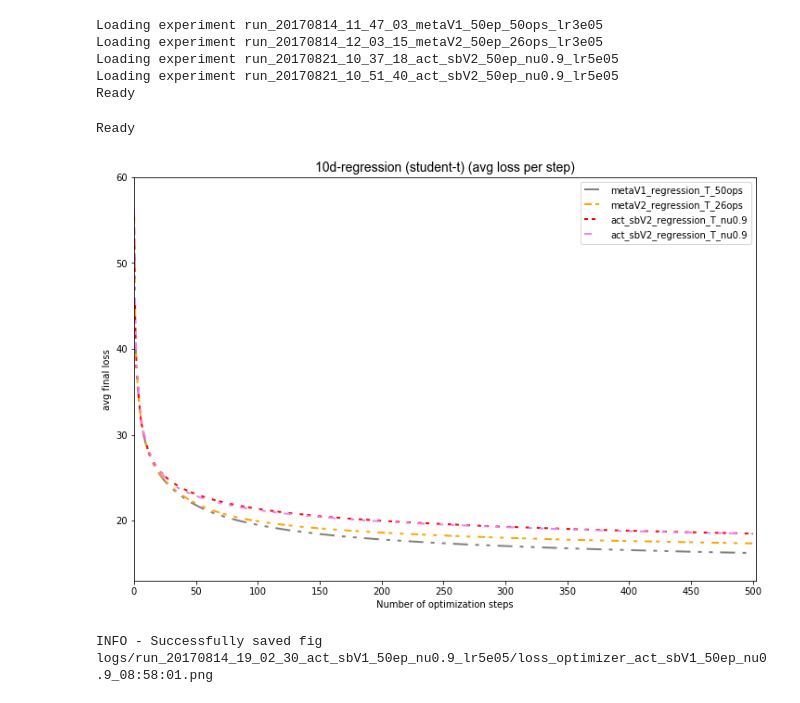
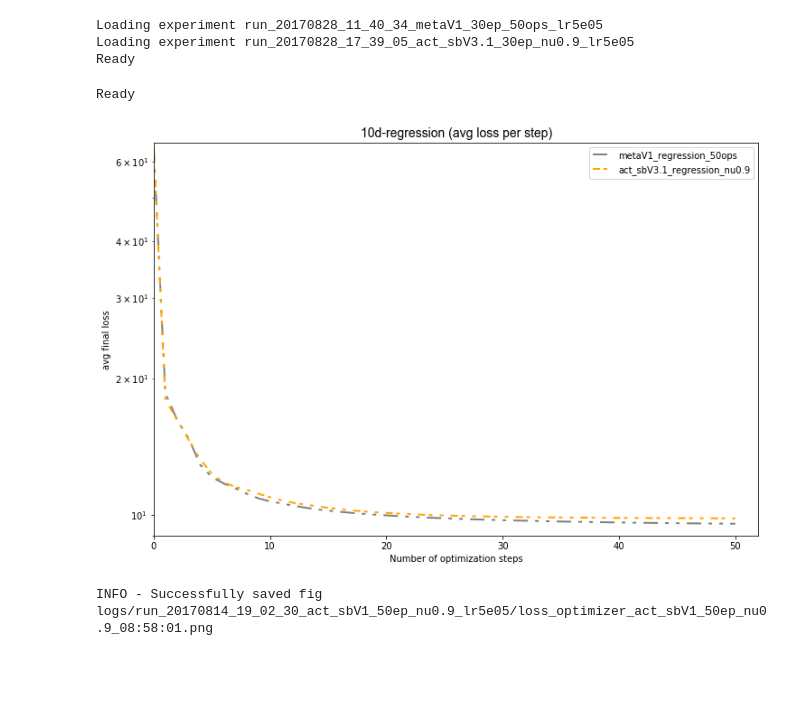
Before and after one commit to toologicbv/meta_learner, a Jupyter notebook: regression_results_actsb_1.ipynb, the cells around one changed output. Saved outputs shown, nothing was run; the diff lists cells and outputs as text; code cells hidden in the pictures; blank space fills up the shorter version.

Commit message:
version that works pretty good with: mean-field w.r.t. log-likelihoods + add remainder to final qt-value for all optimizees + use complete sequence t=1 to t^(s) for KL-divergence term

```diff
--- a/regression_results_actsb_1.ipynb
+++ b/regression_results_actsb_1.ipynb
@@ -50,17 +50,23 @@ from utils.regression import RegressionWithStudentT
 %load_ext autoreload
 %autoreload 2
 # %%
-expers_to_load = [# Meta V1 model regressionT
-                  (True, "run_20170814_11_47_03_metaV1_50ep_50ops_lr3e05"), # 50ops
+expers_to_load = [# Meta V1 model regression
+                  (True, "run_20170828_11_40_34_metaV1_30ep_50ops_lr5e05"), # 50ops
                   (False, "run_20170814_17_04_25_metaV1_50ep_100ops_lr3e05"), # 100ops
-                  (True, "run_20170814_12_03_15_metaV2_50ep_26ops_lr3e05"), # stochastic 26 ops
+                  (False, "run_20170814_12_03_15_metaV2_50ep_26ops_lr3e05"), # stochastic 26 ops
                   # Stick-breaking V1 model
-                  (False, "run_20170818_18_01_25_act_sbV1_50ep_nu0.95_lr5e05"), # 0.95 tinkering with rho_t in d_kl
-                  (False, "run_20170818_14_08_26_act_sbV2_50ep_nu0.99_lr5e05"), # 0.99 without KL
-                  # ACT original
-                  (True, "run_20170821_10_37_18_act_sbV2_50ep_nu0.9_lr5e05"), # with cost annealing until 1.
-                  (True, "run_20170821_10_51_40_act_sbV2_50ep_nu0.9_lr5e05")] # with cost annealing unitl 0.5
+                  (False, "run_20170828_12_02_15_act_sbV1_30ep_nu0.9_lr5e05"), # nu=0.90, tau=0.05
+                  (False, "run_20170828_14_02_23_act_sbV1_30ep_nu0.9_lr5e05"), # nu=0.9 but without adding remainder to all last steps
+                  (False, "run_20170828_14_35_41_act_sbV1_30ep_nu0.9_lr5e05"), # nu=0.9 original WITHOUT MEAN FIELD (but with remainder which is never reached)
+                  (True, "run_20170828_17_39_05_act_sbV3.1_30ep_nu0.9_lr5e05"),  # with extra penalty
+                  (False, "run_20170828_15_17_36_act_sbV1_30ep_nu0.9_lr5e05"), # without extra penalty
+                  # Graves ACT model
+                  (False, "run_20170821_10_37_18_act_sbV2_50ep_nu0.9_lr5e05"), # with cost annealing until 1.
+                  (False, "run_20170821_10_51_40_act_sbV2_50ep_nu0.9_lr5e05")] # with cost annealing unitl 0.5
 # %%
+## IMPORTANT ---- NUMBER OF STEPS FOR TEST EVALUATION
+MAX_EVAL_STEPS = 200
+
 without_models = False
 
 experiments = []
@@ -90,6 +96,7 @@ for e, exp_path in enumerate(expers_to_load):
         if not without_models:
             models.append(get_model(exp, exp.args.x_dim, retrain=True))
         new_experiments.append(Experiment(exp.args, exp.config))
+        new_experiments[-1].batch_handler_class = experiments[-1].batch_handler_class
         new_experiments[-1].output_dir = experiments[-1].output_dir
         new_experiments[-1].reset_val_stats()
         new_experiments[-1].meta_logger = logger
@@ -117,21 +114,19 @@ INFO - ['linear_in.weight', 'linear_in.bias', 'lstms.0.fc_i2h.weight', 'lstms.0.
 # %%
 del new_experiments
 new_experiments = []
-max_eval_steps = 500
+
 
 for exper in expers_to_load:
     if exper[0]:
         print("Loading experiment {}".format(exper[1]))
         new_experiments.append(Experiment.load(path_to_exp=exper[1] + "/" +
-                                               "exp_eval_stats_10000_" + str(max_eval_steps) +"steps.dll",
+                                               "exp_eval_stats_10000_" + str(MAX_EVAL_STEPS) +"steps.dll",
                                                full_path=True))
         if new_experiments[-1].meta_logger is None:
             new_experiments[-1].meta_logger = logger
 print("Ready")
 # %% [output]
-Loading experiment run_20170814_11_47_03_metaV1_50ep_50ops_lr3e05
-Loading experiment run_20170814_12_03_15_metaV2_50ep_26ops_lr3e05
-Loading experiment run_20170821_10_37_18_act_sbV2_50ep_nu0.9_lr5e05
-Loading experiment run_20170821_10_51_40_act_sbV2_50ep_nu0.9_lr5e05
+Loading experiment run_20170828_11_40_34_metaV1_30ep_50ops_lr5e05
+Loading experiment run_20170828_17_39_05_act_sbV3.1_30ep_nu0.9_lr5e05
 Ready
 # %%
@@ -143,18 +138,19 @@ Ready
 # %%
 # new_exp_select = [new_experiments[3], new_experiments[4], new_experiments[7]] #, new_experiments[4]]
 best_val_runs, lowest_value = plot_loss_over_tsteps(new_experiments, do_show=True,
                                               do_save=False,
                                               plot_best=False,
-                                              fig_name="10regT_actsb_compare_metaV1V2_actsb93_50_500",
+                                              fig_name="10reg_actsb_compare_metaV1V2_actsb93_50_500",
                                               loss_type="loss",
                                               min_step=0,
-                                              max_step=500,
-                                              sort_exper="10d-regression (student-t)",
-                                              log_scale=False,
+                                              max_step=50,
+                                              sort_exper="10d-regression",
+                                              log_scale=True,
+                                              y_lim=[9, 66],
                                               with_stddev=False,
                                               runID=None)
 # %% [output]
-[figure, old version]
+[figure, new version]
 # %%
 loss_plot(experiments[1], loss_type="opt_loss", save=True, show=True,
           log_scale=False, validation=True, only_val=False)
```
Also changed, not shown: parts of 5 cells of this notebook, 5 other files.
